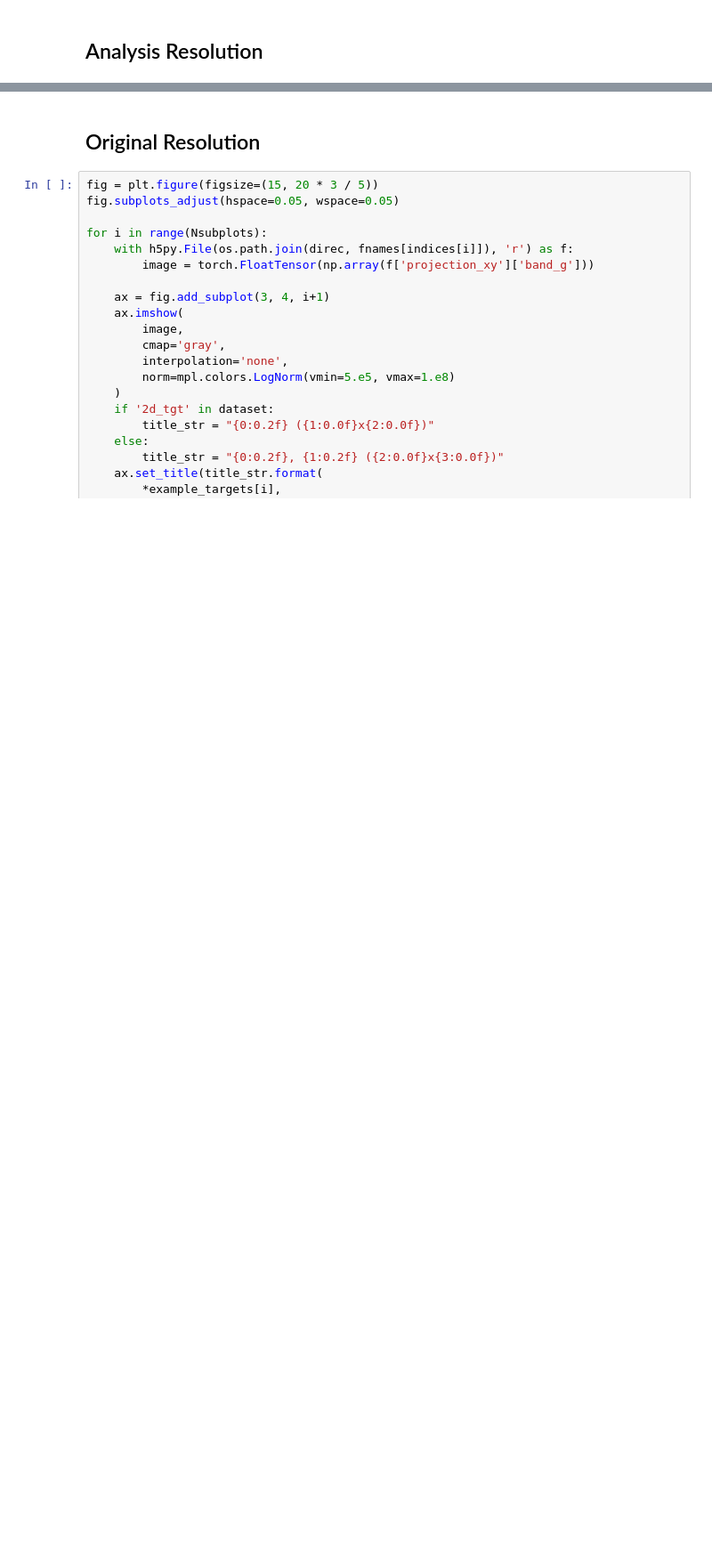
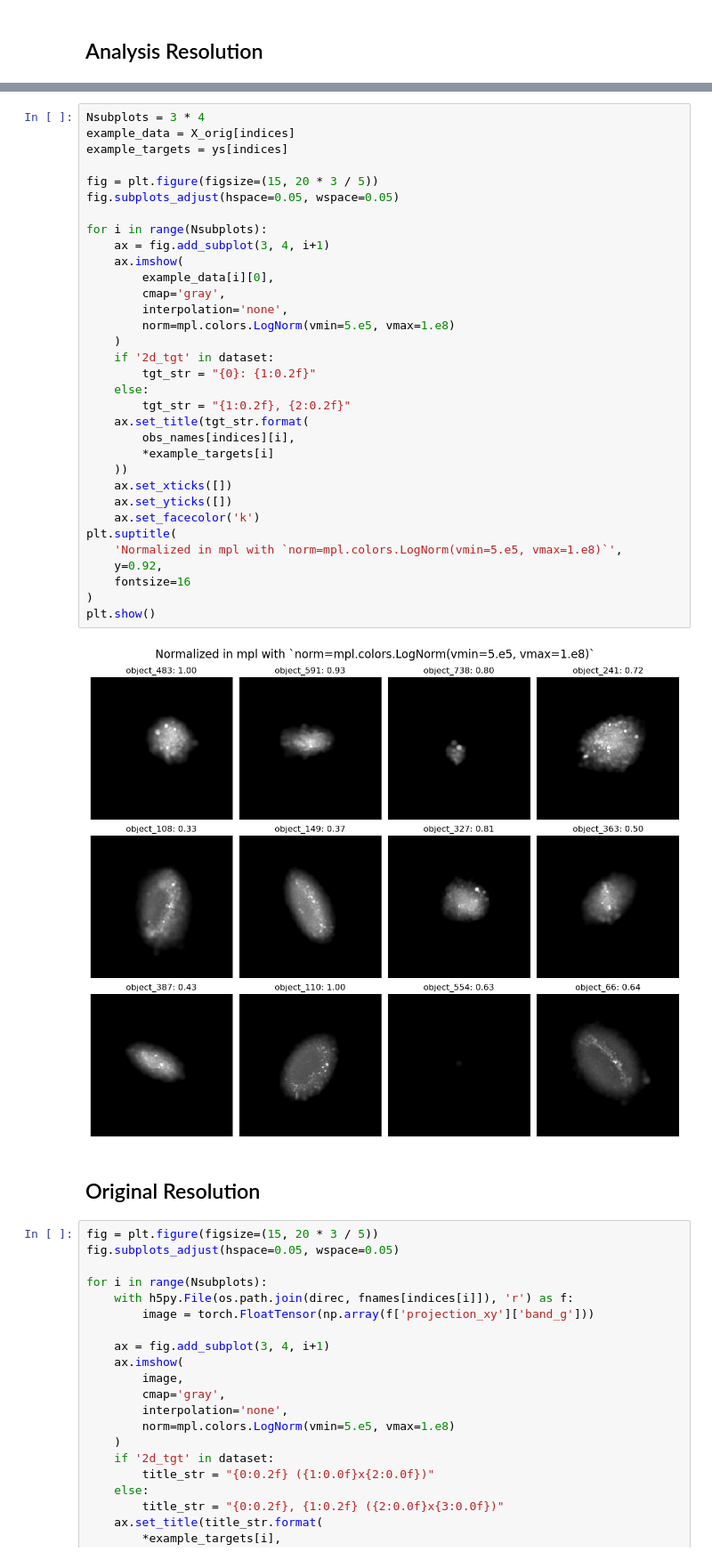
Before and after one commit to patricks1/gallearn, a Jupyter notebook: GalLearn/viz_samples.ipynb, the cells around one changed output, grey strips where cells are left out. Shown at 89% size. Cells and saved outputs as stored; diff of their text form; blank space fills up the shorter version.

```diff
--- a/GalLearn/viz_samples.ipynb
+++ b/GalLearn/viz_samples.ipynb
@@ -76,3 +81,38 @@ plt.show()
+# %%
+Nsubplots = 3 * 4
+example_data = X_orig[indices]
+example_targets = ys[indices]
+
+fig = plt.figure(figsize=(15, 20 * 3 / 5))
+fig.subplots_adjust(hspace=0.05, wspace=0.05)
+
+for i in range(Nsubplots):
+    ax = fig.add_subplot(3, 4, i+1)
+    ax.imshow(
+        example_data[i][0],
+        cmap='gray',
+        interpolation='none',
+        norm=mpl.colors.LogNorm(vmin=5.e5, vmax=1.e8)
+    )
+    if '2d_tgt' in dataset:
+        tgt_str = "{0}: {1:0.2f}"
+    else:
+        tgt_str = "{1:0.2f}, {2:0.2f}"
+    ax.set_title(tgt_str.format(
+        obs_names[indices][i],
+        *example_targets[i]
+    ))
+    ax.set_xticks([])
+    ax.set_yticks([])
+    ax.set_facecolor('k')
+plt.suptitle(
+    'Normalized in mpl with `norm=mpl.colors.LogNorm(vmin=5.e5, vmax=1.e8)`',
+    y=0.92,
+    fontsize=16
+)
+plt.show()
+# %% [output]
+[figure, added]
 # %% [markdown]
 ## Original Resolution
 # %%
```
Also changed, not shown: parts of 3 cells of this notebook, 1 other file.
